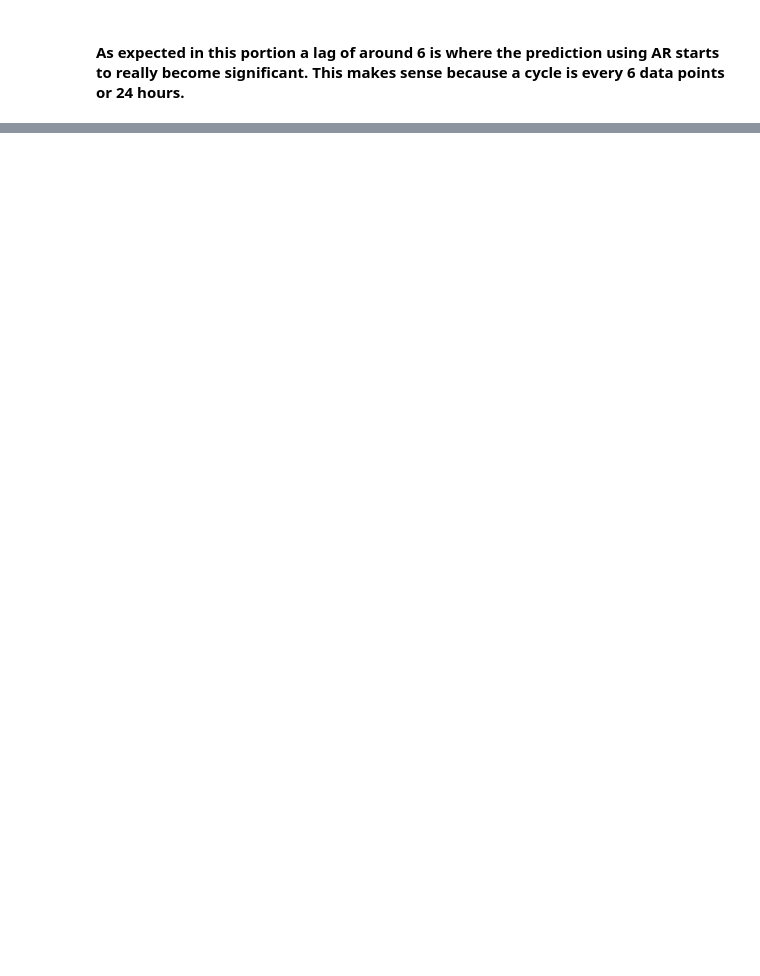
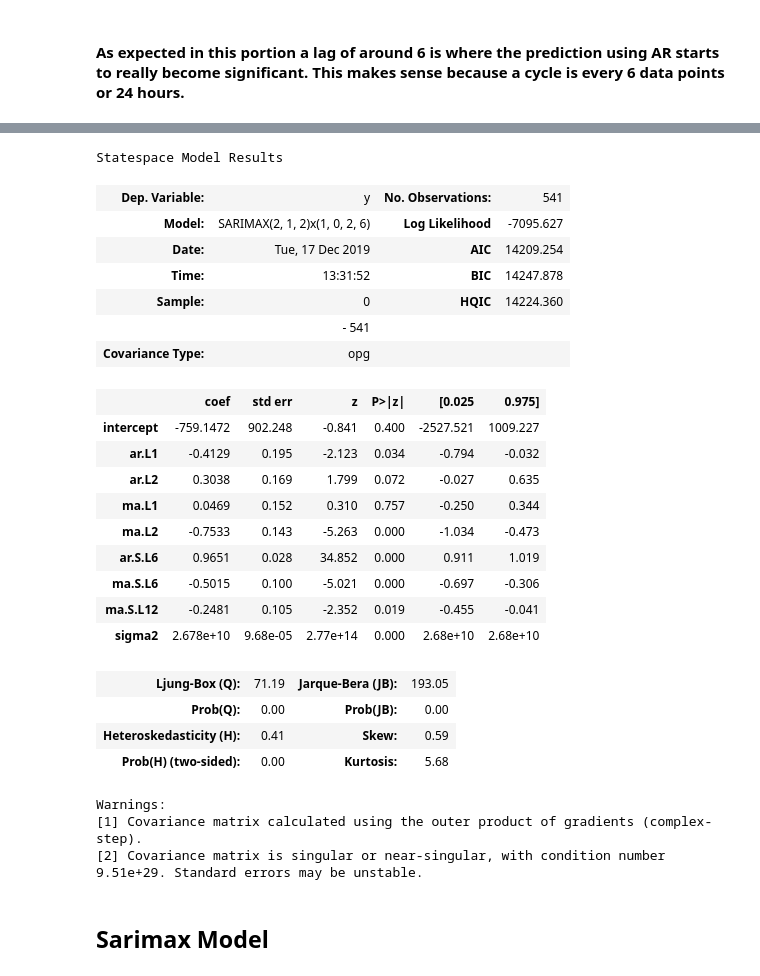
Before and after one commit to Landstein/Water-Treatment-Plant-Power-Predictions, a Jupyter notebook: Arima EDA .ipynb, the cells around one changed output, grey strips where cells are left out. Saved outputs shown, nothing was run; the diff lists cells and outputs as text; code cells hidden in the pictures; blank space fills up the shorter version.

```diff
--- a/Arima EDA .ipynb
+++ b/Arima EDA .ipynb
@@ -367,0 +425,36 @@ Skipping ARIMA and building a SARIMX model because of the seasonality
+# %%
+# Running Auto Arima once more without params
+powera_sarimax_fit = auto_arima(df_a['PowerA'], seasonal=True, m=6)
+# %%
+powera_sarimax_fit.summary()
+#Based on the Summary Below the best Sarimax model is SARIMAX(2, 1, 2)x(1, 0, 2, 6)
+# Auto REgression Lagging 2
+# Moving Average Lagging 2
+# %% [output]
+Statespace Model Results
+| Dep. Variable: | y | No. Observations: | 541 |
+| Model: | SARIMAX(2, 1, 2)x(1, 0, 2, 6) | Log Likelihood | -7095.627 |
+| Date: | Tue, 17 Dec 2019 | AIC | 14209.254 |
+| Time: | 13:31:52 | BIC | 14247.878 |
+| Sample: | 0 | HQIC | 14224.360 |
+|  | - 541 |  |  |
+| Covariance Type: | opg |  |  |
+|  | coef | std err | z | P>|z| | [0.025 | 0.975] |
+| intercept | -759.1472 | 902.248 | -0.841 | 0.400 | -2527.521 | 1009.227 |
+| ar.L1 | -0.4129 | 0.195 | -2.123 | 0.034 | -0.794 | -0.032 |
+| ar.L2 | 0.3038 | 0.169 | 1.799 | 0.072 | -0.027 | 0.635 |
+| ma.L1 | 0.0469 | 0.152 | 0.310 | 0.757 | -0.250 | 0.344 |
+| ma.L2 | -0.7533 | 0.143 | -5.263 | 0.000 | -1.034 | -0.473 |
+| ar.S.L6 | 0.9651 | 0.028 | 34.852 | 0.000 | 0.911 | 1.019 |
+| ma.S.L6 | -0.5015 | 0.100 | -5.021 | 0.000 | -0.697 | -0.306 |
+| ma.S.L12 | -0.2481 | 0.105 | -2.352 | 0.019 | -0.455 | -0.041 |
+| sigma2 | 2.678e+10 | 9.68e-05 | 2.77e+14 | 0.000 | 2.68e+10 | 2.68e+10 |
+| Ljung-Box (Q): | 71.19 | Jarque-Bera (JB): | 193.05 |
+| Prob(Q): | 0.00 | Prob(JB): | 0.00 |
+| Heteroskedasticity (H): | 0.41 | Skew: | 0.59 |
+| Prob(H) (two-sided): | 0.00 | Kurtosis: | 5.68 |
+Warnings:
+[1] Covariance matrix calculated using the outer product of gradients (complex-step).
+[2] Covariance matrix is singular or near-singular, with condition number 9.51e+29. Standard errors may be unstable.
+# %% [markdown]
+## Sarimax Model
```
Also changed, not shown: parts of 22 cells of this notebook.
